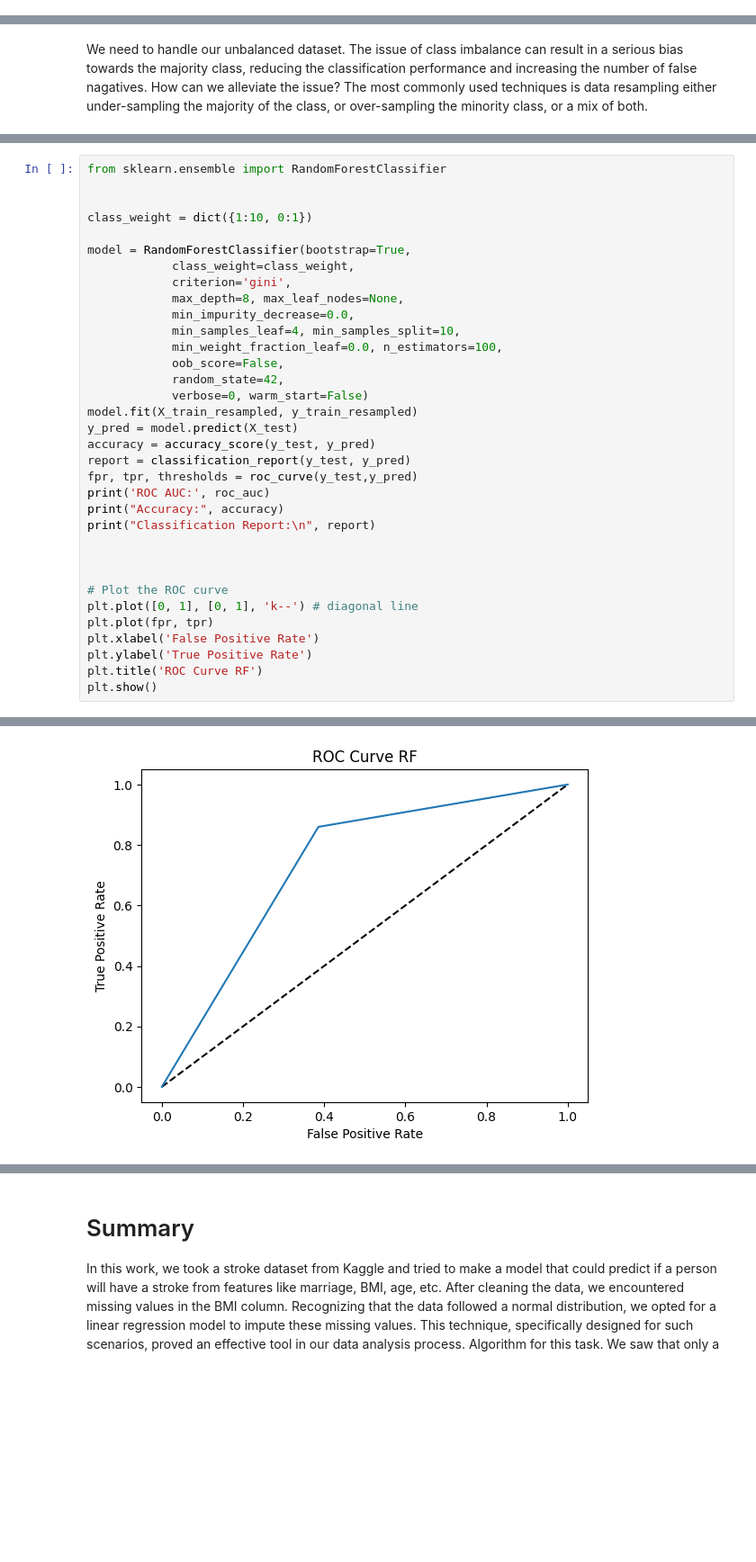
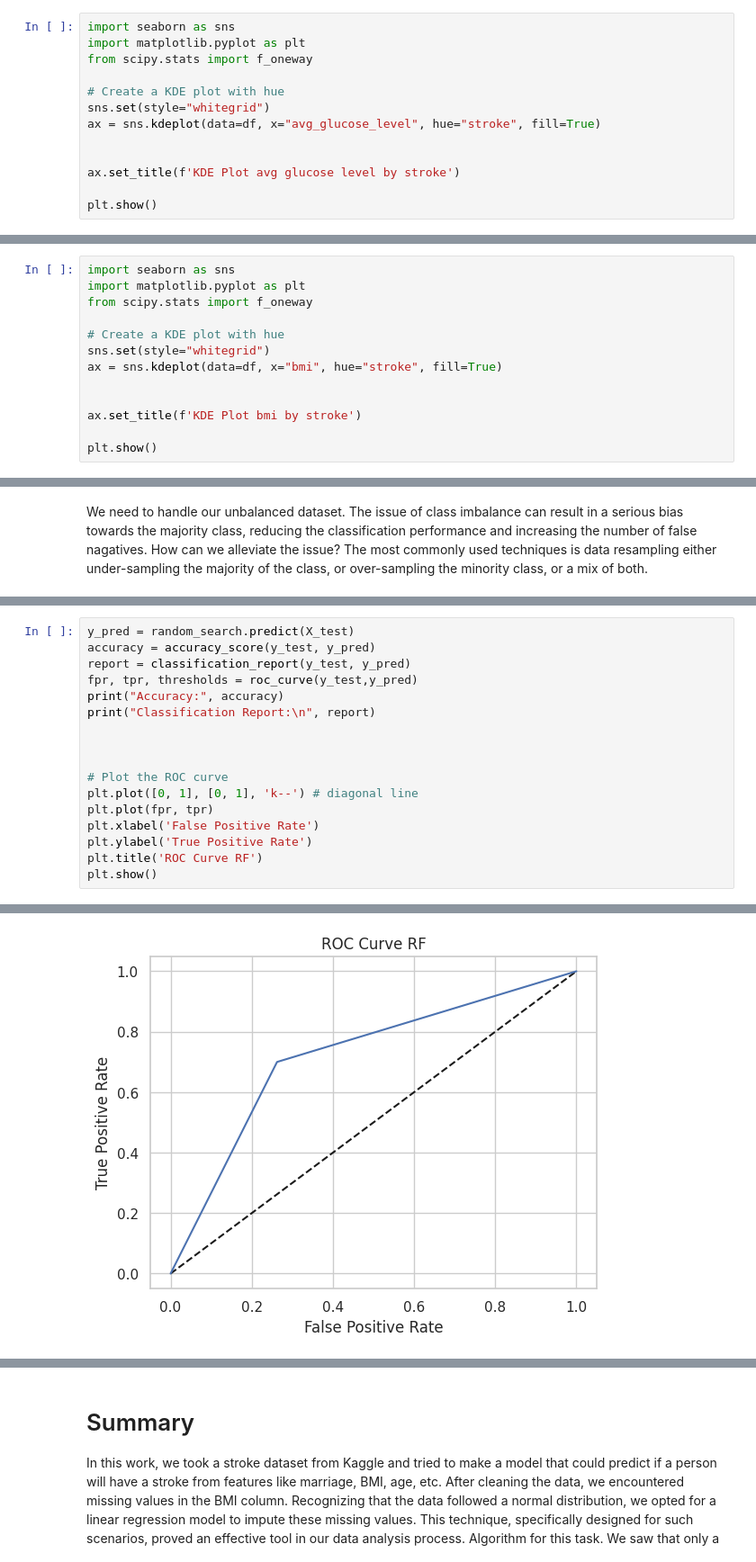
Before and after one commit to romanbash/DTSA-5509---final-project, a Jupyter notebook: stroke_prediction_dataset.ipynb, the cells around one changed output, grey strips where cells are left out. Shown at 90% size. Drawn from its saved outputs; the diff is of its cells as text; blank space fills up the shorter version.

```diff
--- a/stroke_prediction_dataset.ipynb
+++ b/stroke_prediction_dataset.ipynb
@@ -389,0 +411,13 @@ We would also like to find a significant correlation between the variables thems
+# %%
+import seaborn as sns
+import matplotlib.pyplot as plt
+from scipy.stats import f_oneway
+
+# Create a KDE plot with hue
+sns.set(style="whitegrid")
+ax = sns.kdeplot(data=df, x="avg_glucose_level", hue="stroke", fill=True)
+
+
+ax.set_title(f'KDE Plot avg glucose level by stroke')
+
+plt.show()
@@ -389,0 +428,13 @@ We would also like to find a significant correlation between the variables thems
+# %%
+import seaborn as sns
+import matplotlib.pyplot as plt
+from scipy.stats import f_oneway
+
+# Create a KDE plot with hue
+sns.set(style="whitegrid")
+ax = sns.kdeplot(data=df, x="bmi", hue="stroke", fill=True)
+
+
+ax.set_title(f'KDE Plot bmi by stroke')
+
+plt.show()
@@ -603,25 +716,8 @@ Number of training samples after resample: 7743
 # %%
-from sklearn.ensemble import RandomForestClassifier
-
-
-class_weight = dict({1:10, 0:1})
-
-model = RandomForestClassifier(bootstrap=True,
-            class_weight=class_weight,
-            criterion='gini',
-            max_depth=8, max_leaf_nodes=None,
-            min_impurity_decrease=0.0,
-            min_samples_leaf=4, min_samples_split=10,
-            min_weight_fraction_leaf=0.0, n_estimators=100,
-            oob_score=False,
-            random_state=42,
-            verbose=0, warm_start=False)
-model.fit(X_train_resampled, y_train_resampled)
-y_pred = model.predict(X_test)
+y_pred = random_search.predict(X_test)
 accuracy = accuracy_score(y_test, y_pred)
 report = classification_report(y_test, y_pred)
 fpr, tpr, thresholds = roc_curve(y_test,y_pred)
-print('ROC AUC:', roc_auc)
 print("Accuracy:", accuracy)
 print("Classification Report:\n", report)
 
@@ -649 +744 @@ weighted avg       0.95      0.63      0.73      1022
-[figure, old version]
+[figure, new version]
```
Also changed, not shown: parts of 38 cells of this notebook.
